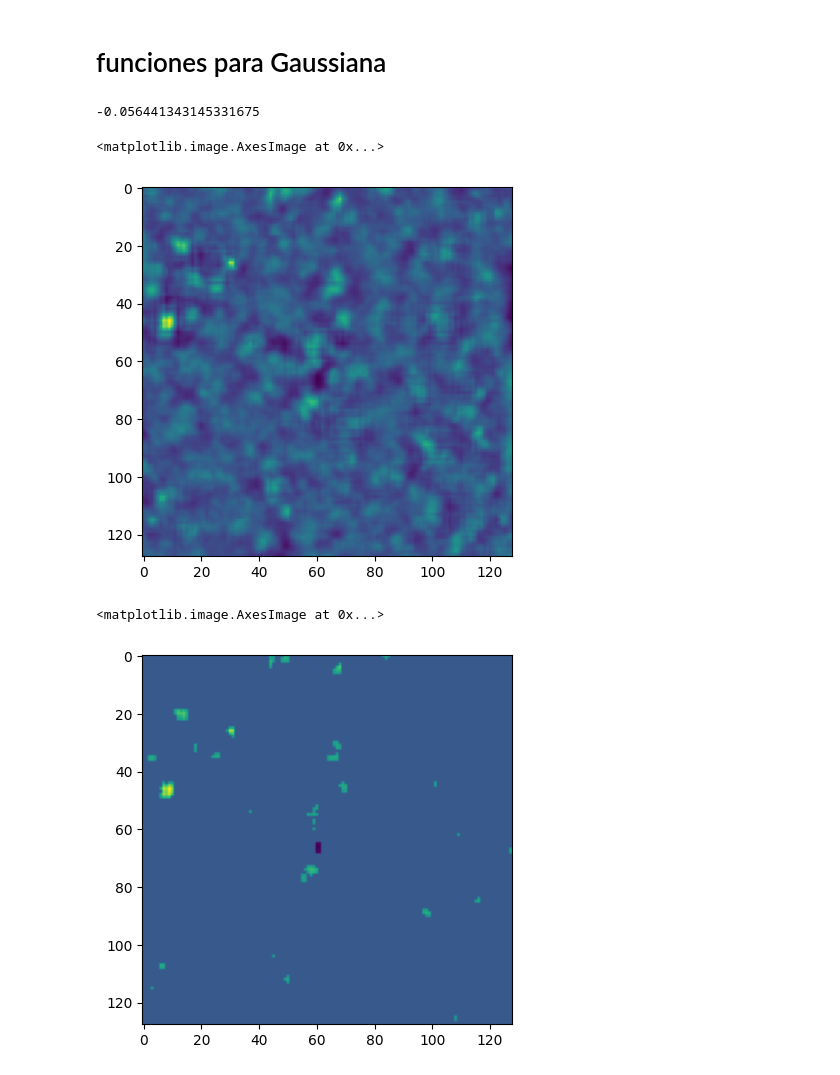
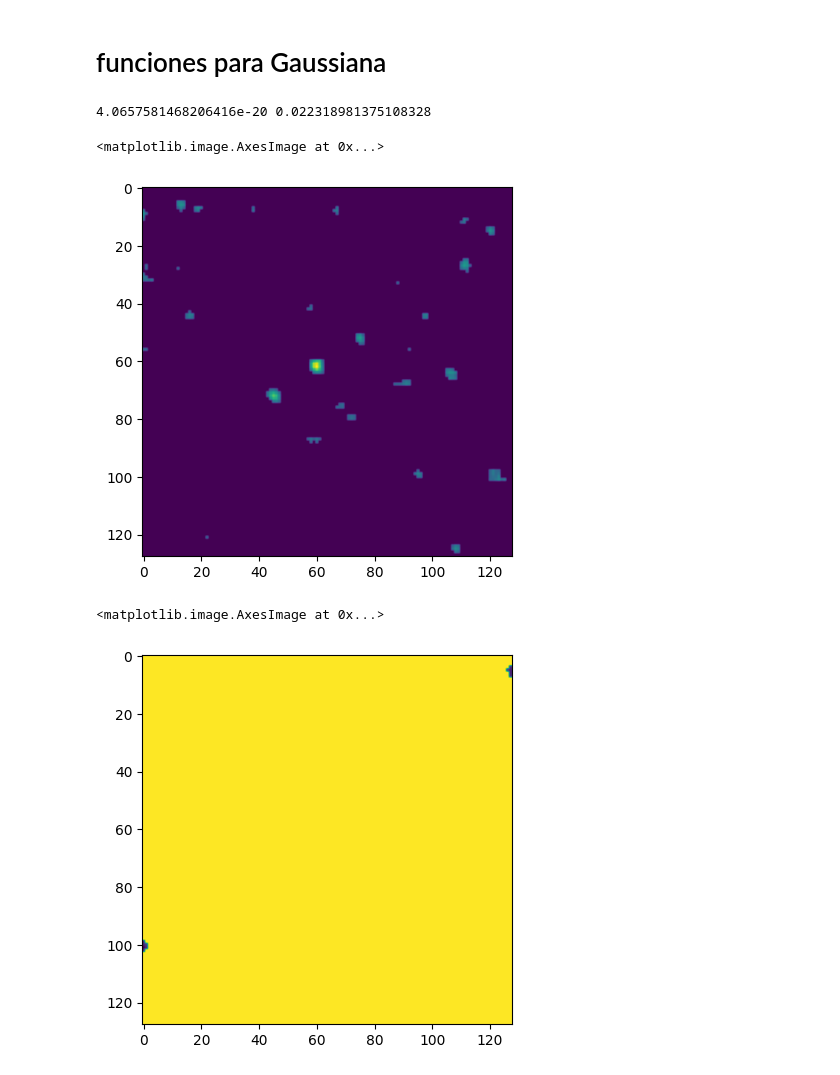
Before and after one commit to fbientrigo/grav_lensing, a Jupyter notebook: 05_parametricNet/3_GMM_basic.ipynb, the cells around one changed output. Saved outputs shown, nothing was run; the diff lists cells and outputs as text; code cells hidden in the pictures.

Commit message:
Pipeline Basico para una imagen

```diff
--- a/05_parametricNet/3_GMM_basic.ipynb
+++ b/05_parametricNet/3_GMM_basic.ipynb
@@ -125,4 +192,0 @@ img = high_freq_batch[0,:,:,0]
-# %%
-np.min(img)
-# %% [output]
--0.056441343145331675
@@ -133,10 +193,19 @@ img_clear = apply_threshold(img, mean, std, 3)
+# %%
+img = high_freq_batch[0,:,:,0]
+
+mean, std = calculate_image_stats(img)
+print(mean, std)
+
+img_clear_positive, img_clear_negative = apply_threshold(img, mean, std, 3)
+# %% [output]
+4.0657581468206416e-20 0.022318981375108328
 # %%
-plt.imshow(img)
+plt.imshow(img_clear_positive)
 # %% [output]
 <matplotlib.image.AxesImage at 0x...>
-[figure, old version]
+[figure, new version]
 # %%
-plt.imshow(img_clear)
+plt.imshow(img_clear_negative)
 # %% [output]
 <matplotlib.image.AxesImage at 0x...>
-[figure, old version]
+[figure, new version]
```
Also changed, not shown: parts of 10 cells of this notebook.
